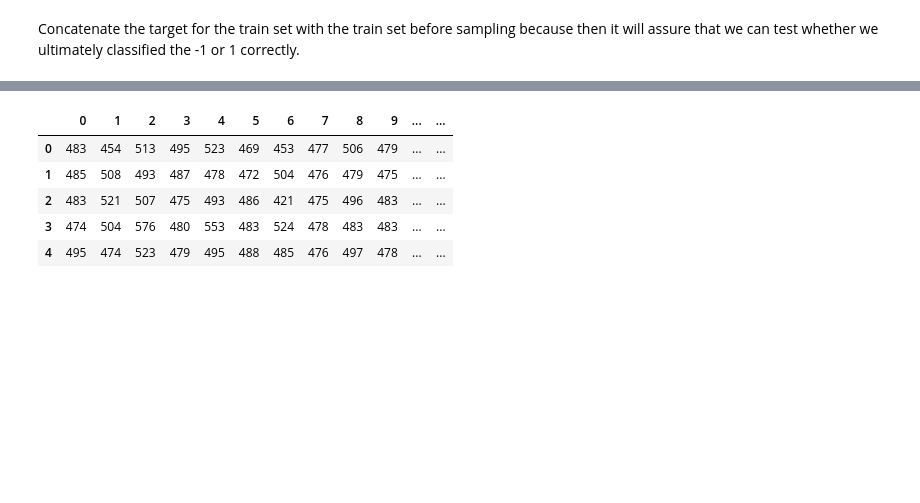
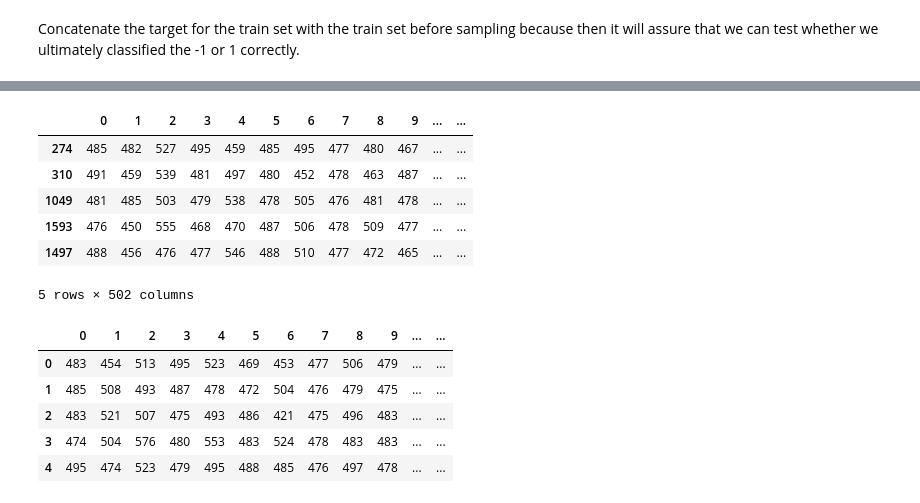
Before and after one commit to godsylla/UCI-Madelon-Dataset, a Jupyter notebook: ipynb/00 - Load_the_Data.ipynb, the cells around one changed output, grey strips where cells are left out. Cells and saved outputs as stored; diff of their text form; code cells hidden in the pictures; blank space fills up the shorter version.

```diff
--- a/ipynb/00 - Load_the_Data.ipynb
+++ b/ipynb/00 - Load_the_Data.ipynb
@@ -66,0 +81,12 @@ madelon_train_sample200.head()
+# %%
+madelon_train_withlabels = pd.concat([madelon_train_df, madelon_train_labels_df], axis=1)
+madelon_train_sample200_3 = madelon_train_withlabels.sample(200)
+madelon_train_sample200_3.head()
+# %% [output]
+|  | 0 | 1 | 2 | 3 | 4 | 5 | 6 | 7 | 8 | 9 | ... | ... |
+| 274 | 485 | 482 | 527 | 495 | 459 | 485 | 495 | 477 | 480 | 467 | ... | ... |
+| 310 | 491 | 459 | 539 | 481 | 497 | 480 | 452 | 478 | 463 | 487 | ... | ... |
+| 1049 | 481 | 485 | 503 | 479 | 538 | 478 | 505 | 476 | 481 | 478 | ... | ... |
+| 1593 | 476 | 450 | 555 | 468 | 470 | 487 | 506 | 478 | 509 | 477 | ... | ... |
+| 1497 | 488 | 456 | 476 | 477 | 546 | 488 | 510 | 477 | 472 | 465 | ... | ... |
+5 rows × 502 columns
```
Also changed, not shown: parts of 15 cells of this notebook, 11 other files.
